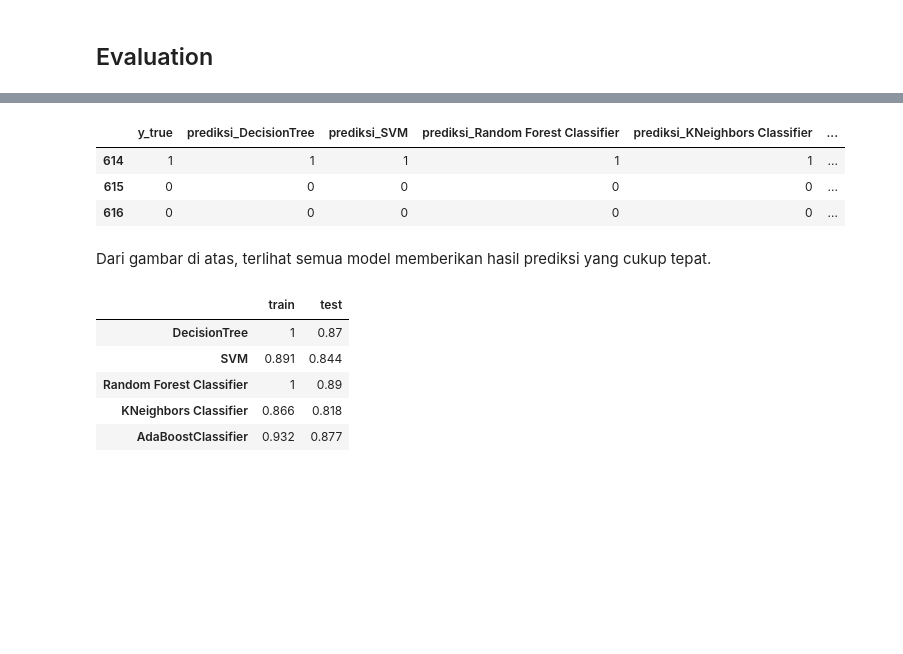
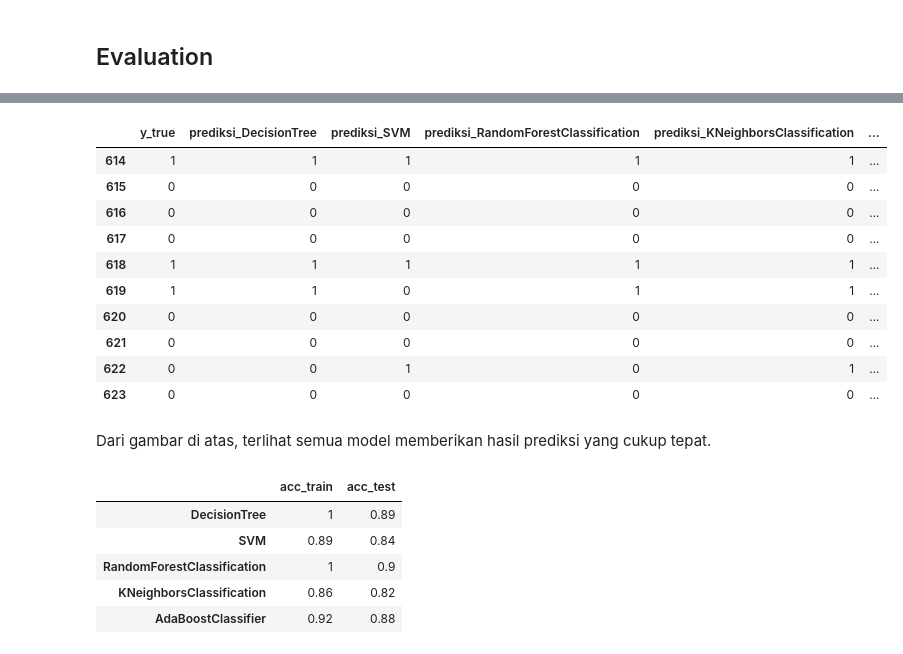
Before and after one commit to dan-dia/project-capstone-team-csd-134, a Jupyter notebook: model/Project_Capstone_134.ipynb, the cells around one changed output, grey strips where cells are left out. Saved outputs shown, nothing was run; the diff lists cells and outputs as text; code cells hidden in the pictures; blank space fills up the shorter version.

```diff
--- a/model/Project_Capstone_134.ipynb
+++ b/model/Project_Capstone_134.ipynb
@@ -113,10 +127,10 @@ cols = ["Glucose", "BloodPressure", "SkinThickness", "Insulin", "BMI"]
 for col in cols:
     diabetes[col].replace(0,np.NaN,inplace=True)
 # %%
-# Mengganti nilai NaN dengan nilai mean sesuai target Outcome
+# Mengganti nilai NaN dengan nilai median sesuai target Outcome
 for col in diabetes.columns:
-    diabetes.loc[(diabetes["Outcome"]==0) & (diabetes[col].isnull()),col] = diabetes[diabetes["Outcome"]==0][col].mean()
-    diabetes.loc[(diabetes["Outcome"]==1) & (diabetes[col].isnull()),col] = diabetes[diabetes["Outcome"]==1][col].mean()
+    diabetes.loc[(diabetes["Outcome"]==0) & (diabetes[col].isnull()),col] = diabetes[diabetes["Outcome"]==0][col].median()
+    diabetes.loc[(diabetes["Outcome"]==1) & (diabetes[col].isnull()),col] = diabetes[diabetes["Outcome"]==1][col].median()
 # %%
 # Mengecek kembali missing value
 glucose = (diabetes.Glucose == 0).sum()
@@ -231,8 +254,8 @@ y_pred_adaboost = adaboost.predict(X_train)
 # %% [markdown]
 ## Evaluation
 # %%
-mse = pd.DataFrame(columns=['train', 'test'], index=['DecisionTree', 'SVM', 'Random Forest Classifier', 'KNeighbors Classifier', 'AdaBoostClassifier'])
-model_dict = {'DecisionTree': decisiontree, 'SVM': svm, 'Random Forest Classifier': rfc, 'KNeighbors Classifier': knnc, 'AdaBoostClassifier':adaboost}
+mse = pd.DataFrame(columns=['train', 'test'], index=['DecisionTree', 'SVM', 'RandomForestClassification', 'KNeighborsClassification', 'AdaBoostClassifier'])
+model_dict = {'DecisionTree': decisiontree, 'SVM': svm, 'RandomForestClassification': rfc, 'KNeighborsClassification': knnc, 'AdaBoostClassifier':adaboost}
 for name, model in model_dict.items():
     mse.loc[name, 'train'] = mean_squared_error(y_true=y_train, y_pred=model.predict(X_train))/1e3
     mse.loc[name, 'test'] = mean_squared_error(y_true=y_test, y_pred=model.predict(X_test))/1e3
@@ -256,29 +279,36 @@ Dari gambar di atas, terlihat bahwa, model Decision Tree, Random Forest Classifi
 # %%
-prediksi = X_test.iloc[:3].copy()
-pred_dict = {'y_true':y_test[:3]}
+prediksi = X_test.iloc[:10].copy()
+pred_dict = {'y_true':y_test[:10]}
 for name, model in model_dict.items():
     pred_dict['prediksi_'+name] = model.predict(prediksi)
 
 pd.DataFrame(pred_dict)
 # %% [output]
-|  | y_true | prediksi_DecisionTree | prediksi_SVM | prediksi_Random Forest Classifier | prediksi_KNeighbors Classifier | ... |
+|  | y_true | prediksi_DecisionTree | prediksi_SVM | prediksi_RandomForestClassification | prediksi_KNeighborsClassification | ... |
 | 614 | 1 | 1 | 1 | 1 | 1 | ... |
 | 615 | 0 | 0 | 0 | 0 | 0 | ... |
 | 616 | 0 | 0 | 0 | 0 | 0 | ... |
+| 617 | 0 | 0 | 0 | 0 | 0 | ... |
+| 618 | 1 | 1 | 1 | 1 | 1 | ... |
+| 619 | 1 | 1 | 0 | 1 | 1 | ... |
+| 620 | 0 | 0 | 0 | 0 | 0 | ... |
+| 621 | 0 | 0 | 0 | 0 | 0 | ... |
+| 622 | 0 | 0 | 1 | 0 | 1 | ... |
+| 623 | 0 | 0 | 0 | 0 | 0 | ... |
 # %% [markdown]
 Dari gambar di atas, terlihat semua model memberikan hasil prediksi yang cukup tepat.
 # %%
-acc = pd.DataFrame(columns=['train', 'test'], index=['DecisionTree', 'SVM', 'Random Forest Classifier', 'KNeighbors Classifier', 'AdaBoostClassifier'])
-model_dict = {'DecisionTree': decisiontree, 'SVM': svm, 'Random Forest Classifier': rfc, 'KNeighbors Classifier': knnc, 'AdaBoostClassifier':adaboost}
+acc = pd.DataFrame(columns=['acc_train', 'acc_test'], index=['DecisionTree', 'SVM', 'RandomForestClassification', 'KNeighborsClassification', 'AdaBoostClassifier'])
+model_dict = {'DecisionTree': decisiontree, 'SVM': svm, 'RandomForestClassification': rfc, 'KNeighborsClassification': knnc, 'AdaBoostClassifier':adaboost}
 for name, model in model_dict.items():
-    acc.loc[name, 'train'] = round(accuracy_score(y_true=y_train, y_pred=model.predict(X_train)), 3)
-    acc.loc[name, 'test'] = round(accuracy_score(y_true=y_test, y_pred=model.predict(X_test)), 3)
+    acc.loc[name, 'acc_train'] = round(accuracy_score(y_true=y_train, y_pred=model.predict(X_train)),2)
+    acc.loc[name, 'acc_test'] = round(accuracy_score(y_true=y_test, y_pred=model.predict(X_test)),2)
 
 acc
 # %% [output]
-|  | train | test |
-| DecisionTree | 1 | 0.87 |
-| SVM | 0.891 | 0.844 |
-| Random Forest Classifier | 1 | 0.89 |
-| KNeighbors Classifier | 0.866 | 0.818 |
-| AdaBoostClassifier | 0.932 | 0.877 |
+|  | acc_train | acc_test |
+| DecisionTree | 1 | 0.89 |
+| SVM | 0.89 | 0.84 |
+| RandomForestClassification | 1 | 0.9 |
+| KNeighborsClassification | 0.86 | 0.82 |
+| AdaBoostClassifier | 0.92 | 0.88 |
```
Also changed, not shown: parts of 16 cells of this notebook, 1 other file.
